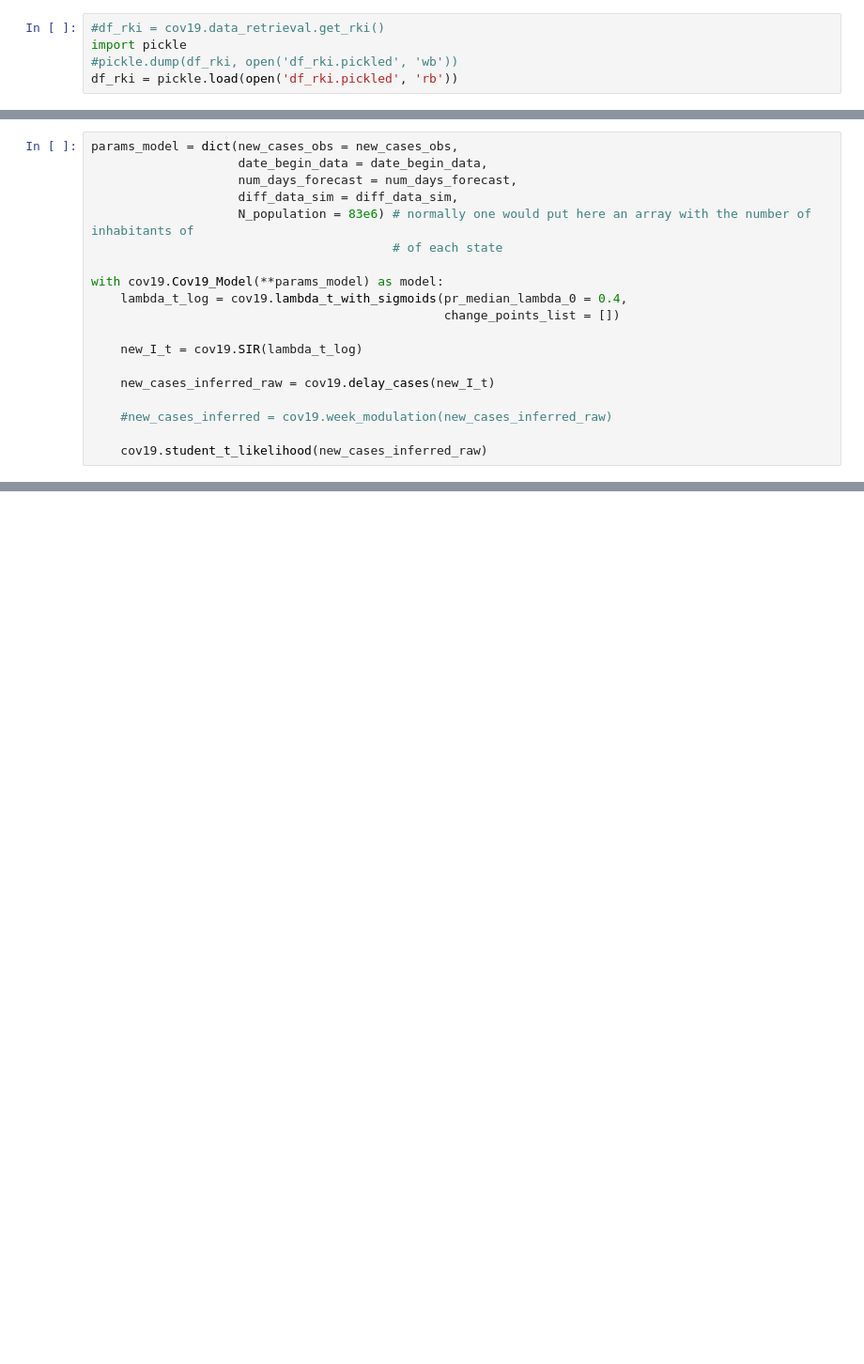
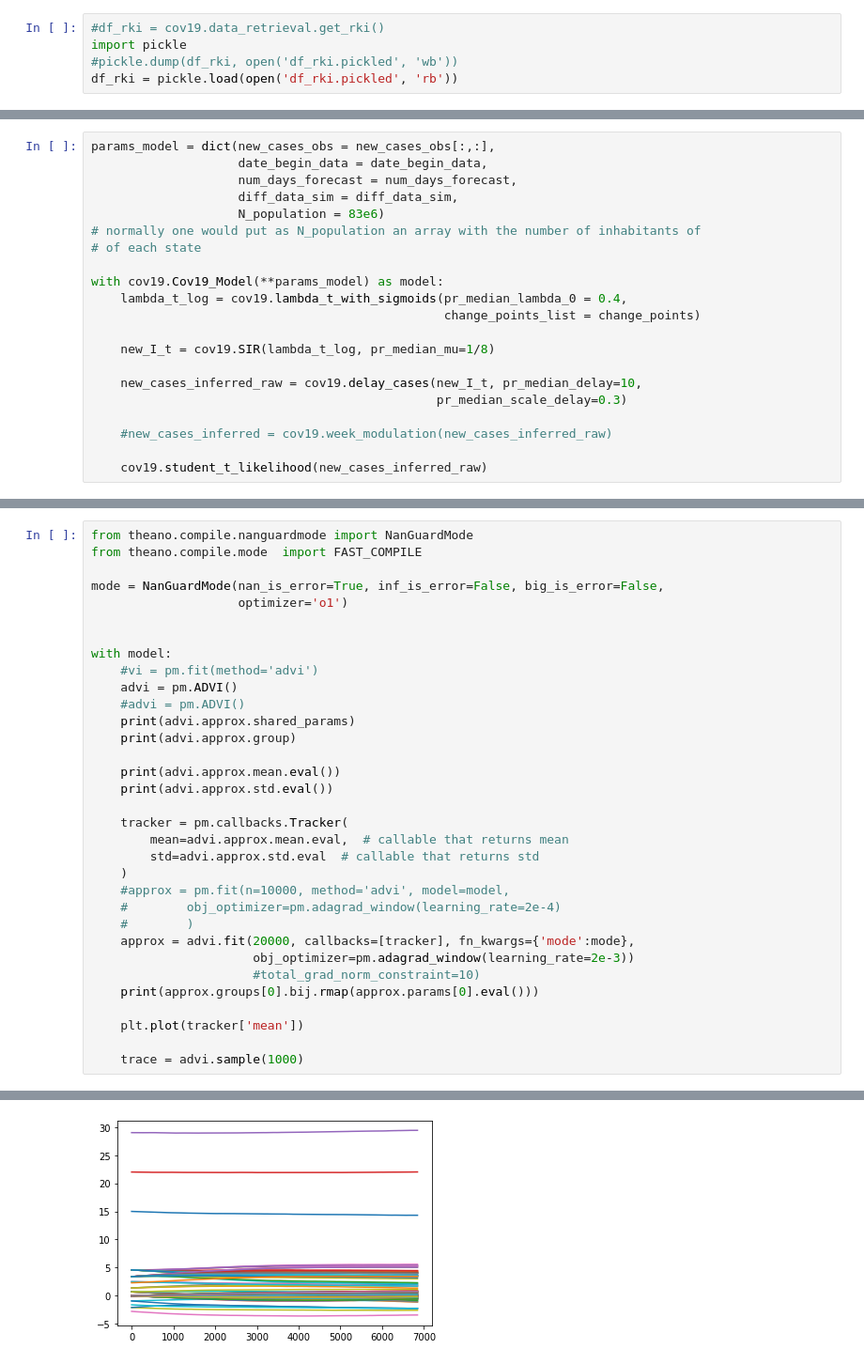
Before and after one commit to Priesemann-Group/covid19_inference, a Jupyter notebook: scripts/example_bundeslaender.ipynb, the cells around one changed output, grey strips where cells are left out. Shown: that part at 94% size. Saved outputs shown, nothing was run; the diff lists cells and outputs as text; blank space fills up the shorter version.

```diff
--- a/scripts/example_bundeslaender.ipynb
+++ b/scripts/example_bundeslaender.ipynb
@@ -56,18 +59,20 @@ change_points = [dict(pr_mean_date_transient = prior_date_mild_dist_begin,
 # %%
-params_model = dict(new_cases_obs = new_cases_obs,
+params_model = dict(new_cases_obs = new_cases_obs[:,:],
                     date_begin_data = date_begin_data,
                     num_days_forecast = num_days_forecast,
                     diff_data_sim = diff_data_sim,
-                    N_population = 83e6) # normally one would put here an array with the number of inhabitants of
-                                         # of each state
+                    N_population = 83e6)
+# normally one would put as N_population an array with the number of inhabitants of
+# of each state
 
 with cov19.Cov19_Model(**params_model) as model:
     lambda_t_log = cov19.lambda_t_with_sigmoids(pr_median_lambda_0 = 0.4,
-                                                change_points_list = [])
+                                                change_points_list = change_points)
 
-    new_I_t = cov19.SIR(lambda_t_log)
+    new_I_t = cov19.SIR(lambda_t_log, pr_median_mu=1/8)
 
-    new_cases_inferred_raw = cov19.delay_cases(new_I_t)
+    new_cases_inferred_raw = cov19.delay_cases(new_I_t, pr_median_delay=10,
+                                               pr_median_scale_delay=0.3)
 
     #new_cases_inferred = cov19.week_modulation(new_cases_inferred_raw)
 
@@ -88,0 +88,34 @@ The number of effective samples is smaller than 25% for some parameters.
+# %%
+from theano.compile.nanguardmode import NanGuardMode
+from theano.compile.mode  import FAST_COMPILE
+
+mode = NanGuardMode(nan_is_error=True, inf_is_error=False, big_is_error=False,
+                    optimizer='o1')
+
+
+with model:
+    #vi = pm.fit(method='advi')
+    advi = pm.ADVI()
+    #advi = pm.ADVI()
+    print(advi.approx.shared_params)
+    print(advi.approx.group)
+
+    print(advi.approx.mean.eval())
+    print(advi.approx.std.eval())
+
+    tracker = pm.callbacks.Tracker(
+        mean=advi.approx.mean.eval,  # callable that returns mean
+        std=advi.approx.std.eval  # callable that returns std
+    )
+    #approx = pm.fit(n=10000, method='advi', model=model,
+    #        obj_optimizer=pm.adagrad_window(learning_rate=2e-4)
+    #        )
+    approx = advi.fit(20000, callbacks=[tracker], fn_kwargs={'mode':mode},
+                      obj_optimizer=pm.adagrad_window(learning_rate=2e-3))
+                      #total_grad_norm_constraint=10)
+    print(approx.groups[0].bij.rmap(approx.params[0].eval()))
+
+    plt.plot(tracker['mean'])
+
+    trace = advi.sample(1000)
+# %% [output]
@@ -89,3 +159,4 @@ The number of effective samples is smaller than 25% for some parameters.
+[figure, added]
 # %%
 varnames = cov19.plotting.get_all_free_RVs_names(model)
 num_cols = 5
```
Also changed, not shown: parts of 6 cells of this notebook, 1 other file.
